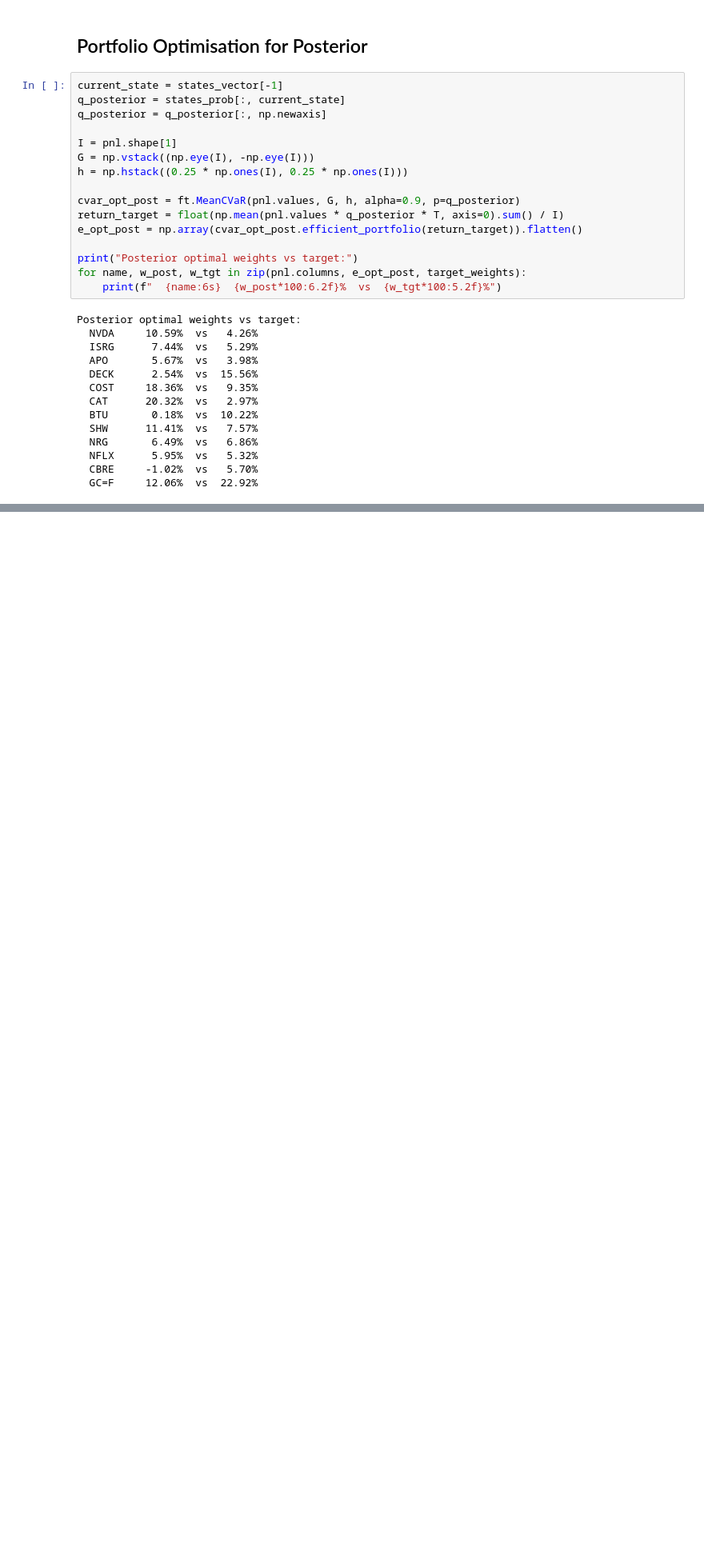
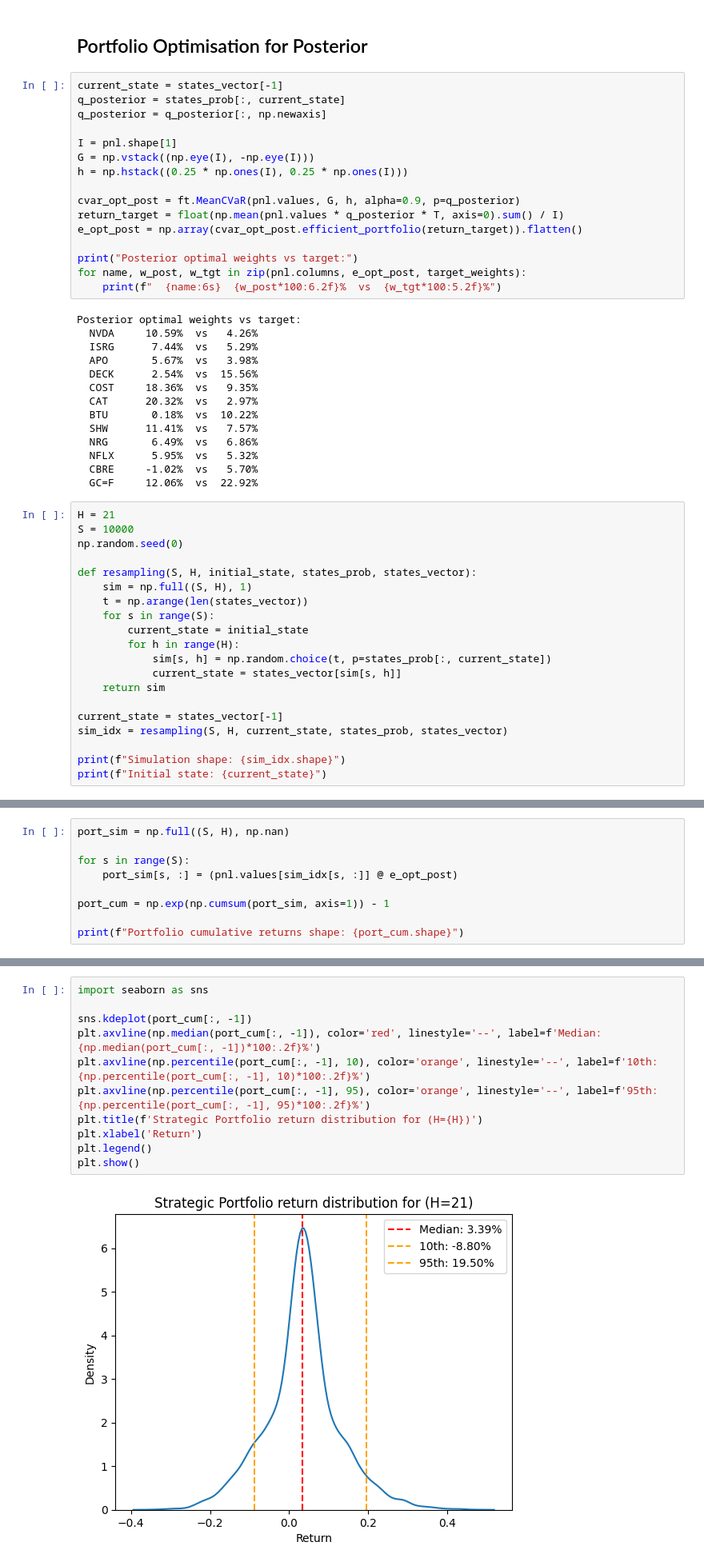
Before and after one commit to galamboslajos/Finance-Working-Files, a Jupyter notebook: Investments_2026/FFR_Portfolio_Risk.ipynb, the cells around one changed output, grey strips where cells are left out. Shown at 80% size. Drawn from its saved outputs; the diff is of its cells as text; blank space fills up the shorter version.

```diff
--- a/Investments_2026/FFR_Portfolio_Risk.ipynb
+++ b/Investments_2026/FFR_Portfolio_Risk.ipynb
@@ -466,3 +465,23 @@ Posterior optimal weights vs target:
   NFLX      5.95%  vs   5.32%
   CBRE     -1.02%  vs   5.70%
   GC=F     12.06%  vs  22.92%
+# %%
+H = 21
+S = 10000
+np.random.seed(0)
+
+def resampling(S, H, initial_state, states_prob, states_vector):
+    sim = np.full((S, H), 1)
+    t = np.arange(len(states_vector))
+    for s in range(S):
+        current_state = initial_state
+        for h in range(H):
+            sim[s, h] = np.random.choice(t, p=states_prob[:, current_state])
+            current_state = states_vector[sim[s, h]]
+    return sim
+
+current_state = states_vector[-1]
+sim_idx = resampling(S, H, current_state, states_prob, states_vector)
+
+print(f"Simulation shape: {sim_idx.shape}")
+print(f"Initial state: {current_state}")
@@ -468,0 +491,9 @@ Posterior optimal weights vs target:
+# %%
+port_sim = np.full((S, H), np.nan)
+
+for s in range(S):
+    port_sim[s, :] = (pnl.values[sim_idx[s, :]] @ e_opt_post)
+
+port_cum = np.exp(np.cumsum(port_sim, axis=1)) - 1
+
+print(f"Portfolio cumulative returns shape: {port_cum.shape}")
@@ -468,0 +502,13 @@ Posterior optimal weights vs target:
+# %%
+import seaborn as sns
+
+sns.kdeplot(port_cum[:, -1])
+plt.axvline(np.median(port_cum[:, -1]), color='red', linestyle='--', label=f'Median: {np.median(port_cum[:, -1])*100:.2f}%')
+plt.axvline(np.percentile(port_cum[:, -1], 10), color='orange', linestyle='--', label=f'10th: {np.percentile(port_cum[:, -1], 10)*100:.2f}%')
+plt.axvline(np.percentile(port_cum[:, -1], 95), color='orange', linestyle='--', label=f'95th: {np.percentile(port_cum[:, -1], 95)*100:.2f}%')
+plt.title(f'Strategic Portfolio return distribution for (H={H})')
+plt.xlabel('Return')
+plt.legend()
+plt.show()
+# %% [output]
+[figure, added]
```
Also changed, not shown: parts of 8 cells of this notebook.
